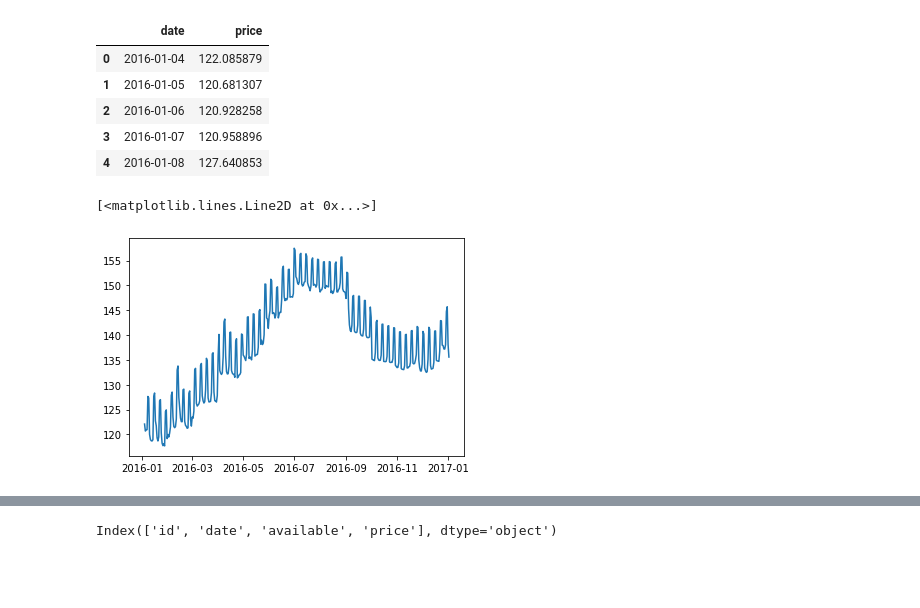
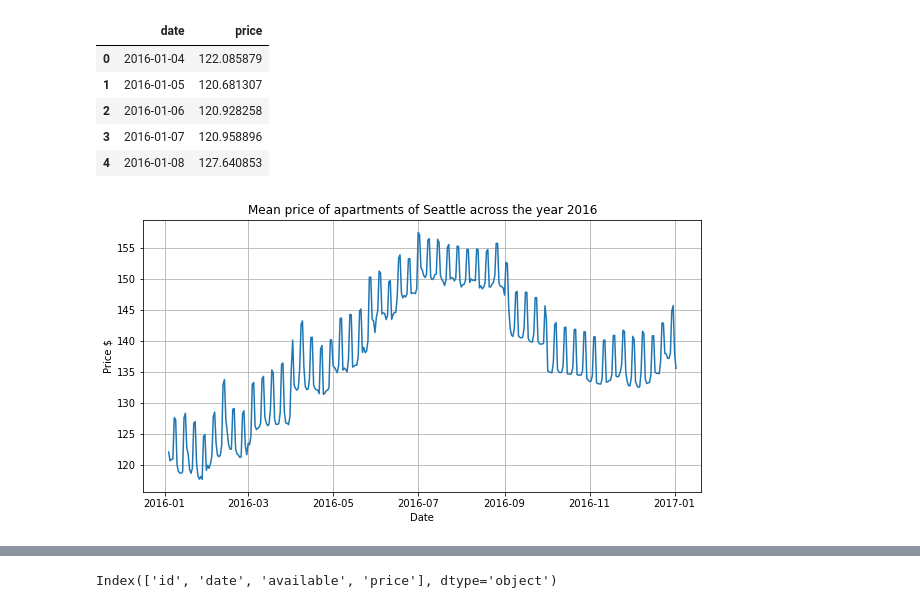
Before and after one commit to gderivas/DS_Nanodegree, a Jupyter notebook: project.ipynb, the cells around one changed output, grey strips where cells are left out. Saved outputs shown, nothing was run; the diff lists cells and outputs as text; code cells hidden in the pictures; blank space fills up the shorter version.

```diff
--- a/project.ipynb
+++ b/project.ipynb
@@ -498,11 +498,15 @@ mean_prices.head()
 | 2 | 2016-01-06 | 120.928258 |
 | 3 | 2016-01-07 | 120.958896 |
 | 4 | 2016-01-08 | 127.640853 |
-# %%
-plt.plot(mean_prices['date'],mean_prices['price'])
-# %% [output]
-[<matplotlib.lines.Line2D at 0x...>]
-[figure, removed]
+# %%
+plt.figure(figsize=[10,5])
+plt.plot(mean_prices['date'],mean_prices['price'])
+plt.ylabel('Price $')
+plt.xlabel('Date')
+plt.title('Mean price of apartments of Seattle across the year 2016')
+plt.grid()
+# %% [output]
+[figure, added]
 # %%
 plt.figure(figsize=(10,5))
 plt.errorbar(mean_prices['date'],mean_prices['price'], mean_prices['price'].std(), linestyle='None', marker='.')
```
Also changed, not shown: parts of 9 cells of this notebook.
